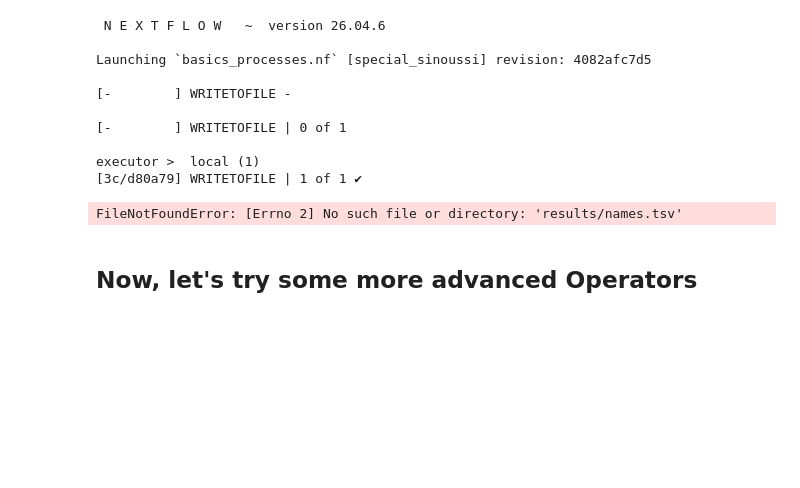
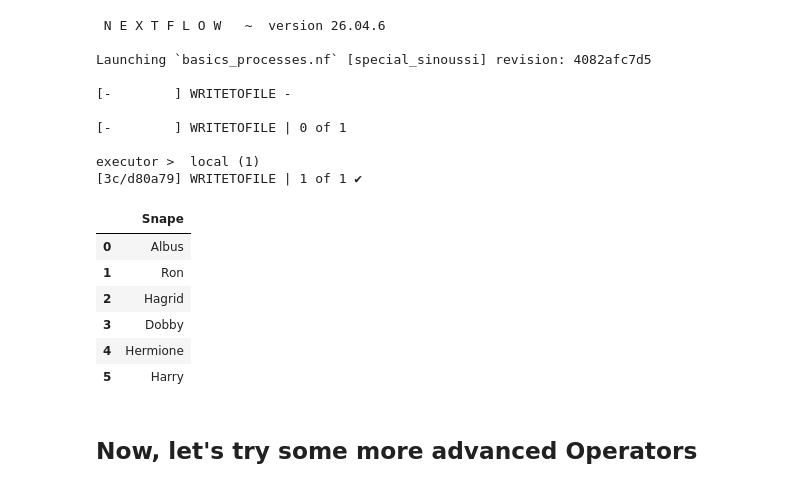
Before and after one commit to MarkusHenkel/computational-workflows-2026, a Jupyter notebook: day_05/day_05.ipynb, the cells around one changed output. Drawn from its saved outputs; the diff is of its cells as text; code cells hidden in the pictures; blank space fills up the shorter version.

```diff
--- a/day_05/day_05.ipynb
+++ b/day_05/day_05.ipynb
@@ -536,13 +536,19 @@ Launching `basics_processes.nf` [special_sinoussi] revision: 4082afc7d5
 executor >  local (1)
 [3c/d80a79] WRITETOFILE | 1 of 1 ✔
 # %%
-# TODO this doesnt run
+#  this doesnt run
 import pandas as pd
 
-df = pd.read_csv("results/names.tsv", sep="\t")
+df = pd.read_csv("results/names.txt", sep="\t")
 df
 # %% [output]
-FileNotFoundError: [Errno 2] No such file or directory: 'results/names.tsv'
+|  | Snape |
+| 0 | Albus |
+| 1 | Ron |
+| 2 | Hagrid |
+| 3 | Dobby |
+| 4 | Hermione |
+| 5 | Harry |
 # %% [markdown]
 ## Now, let's try some more advanced Operators
 # %% [markdown]
```
Also changed, not shown: parts of 1 cell of this notebook, 2 other files.
